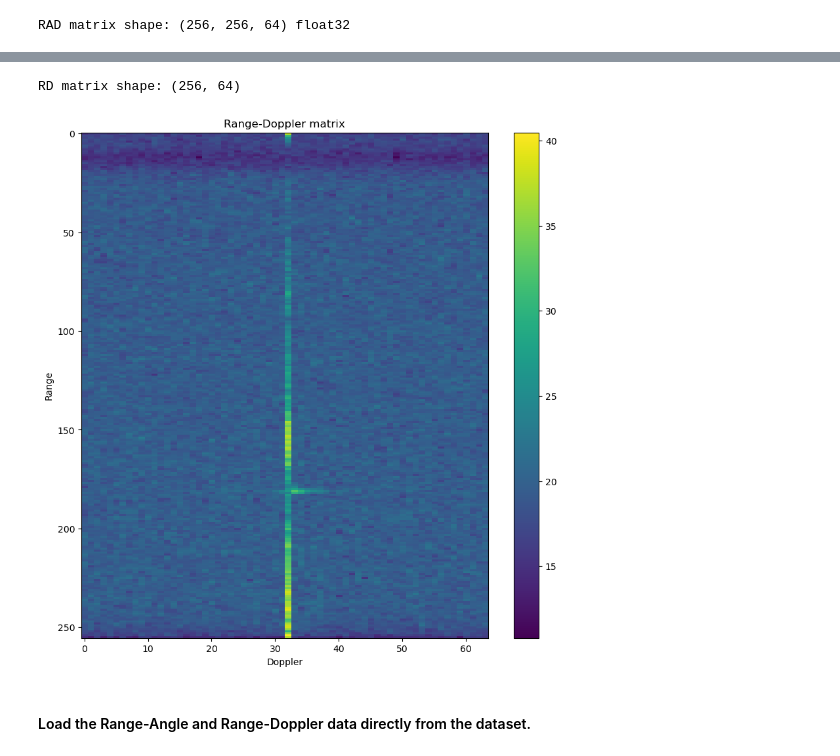
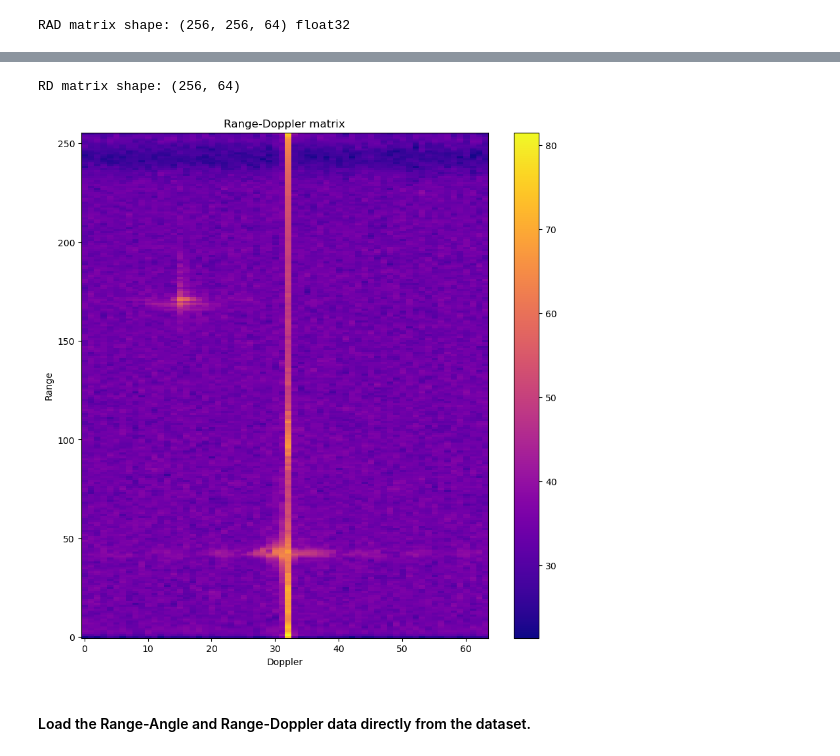
Before and after one commit to Superjie13/Radar_Processing, a Jupyter notebook: vis_radar_carrada.ipynb, the cells around one changed output, grey strips where cells are left out. Drawn from its saved outputs; the diff is of its cells as text; code cells hidden in the pictures.

Commit message:
update vis_radar_carrada.ipynb, explain why need ifft to get RD from RAD cube

```diff
--- a/vis_radar_carrada.ipynb
+++ b/vis_radar_carrada.ipynb
@@ -10,7 +10,7 @@ ADC_DIR = 'ADC'
 data_path = 'data/Carrada_tiny'
 seq_name = '2020-02-28-13-09-58'
 instances = ['001114', '001115']
-frame_name = '000017'
+frame_name = '000117'
 
 seq_path = os.path.join(data_path, seq_name)
 rd_path = os.path.join(seq_path, 'range_doppler_numpy', frame_name + '.npy')
@@ -61,8 +61,20 @@ RA matrix shape: (256, 256)
 # %%
-# Convert RAD matrix to Range-Doppler matrix
-def to_rd(data):
-    rd_data = np.rot90(data, 2)
-    rd_data = np.max(data, axis=1)
-    rd_data = 10 * np.log10(rd_data + 1e-10)
+# # Convert RAD matrix to Range-Doppler matrix
+# def to_rd(data):
+#     rd_data = np.rot90(data, 2)
+#     rd_data = np.max(data, axis=1)
+#     rd_data = 10 * np.log10(rd_data + 1e-10)
 
-    return rd_data
+#     return rd_data
+# %%
+# Convert RAD matrix to Range-Doppler matrix
+def to_rd(data):
+    processing = np.rot90(data, 2)
+    # Undo the FFT on the angle dim (Rx/Tx pairs)
+    processing = np.fft.ifftshift(processing, axes=1)
+    processing = np.fft.ifft(processing, axis=1)
+    processing = pow(np.abs(processing), 2)
+    processing = np.sum(processing, axis=1)
+    rd_data = 10*np.log10(processing + 1)
+
+    return rd_data
@@ -69,18 +84,18 @@ def to_rd(data):
 # %%
 rd_matrix = to_rd(rad_matrix)
 print('RD matrix shape:', rd_matrix.shape)
 
 # Visualize Range-Doppler matrix
 plt.figure(figsize=(10, 10))
-plt.imshow(rd_matrix, aspect='auto')
+plt.imshow(rd_matrix, aspect='auto', origin='lower', cmap='plasma')
 plt.colorbar()
 plt.title('Range-Doppler matrix')
 plt.xlabel('Doppler')
 plt.ylabel('Range')
 plt.show()
 # %% [output]
 RD matrix shape: (256, 64)
-[figure, old version]
+[figure, new version]
 # %% [markdown]
 #### Load the Range-Angle and Range-Doppler data directly from the dataset.
 # %%
```
Also changed, not shown: parts of 3 cells of this notebook, 1 other file.
